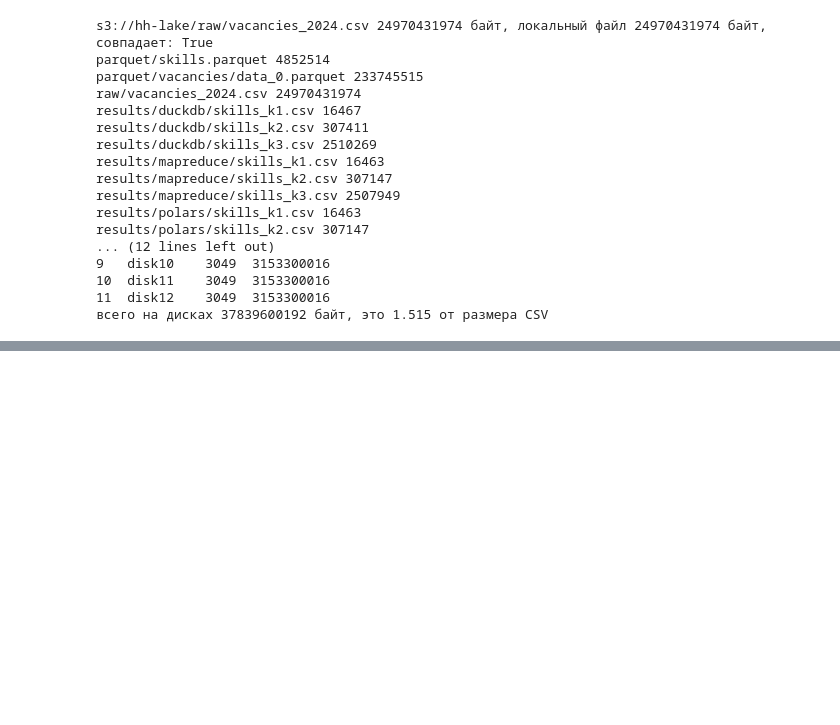
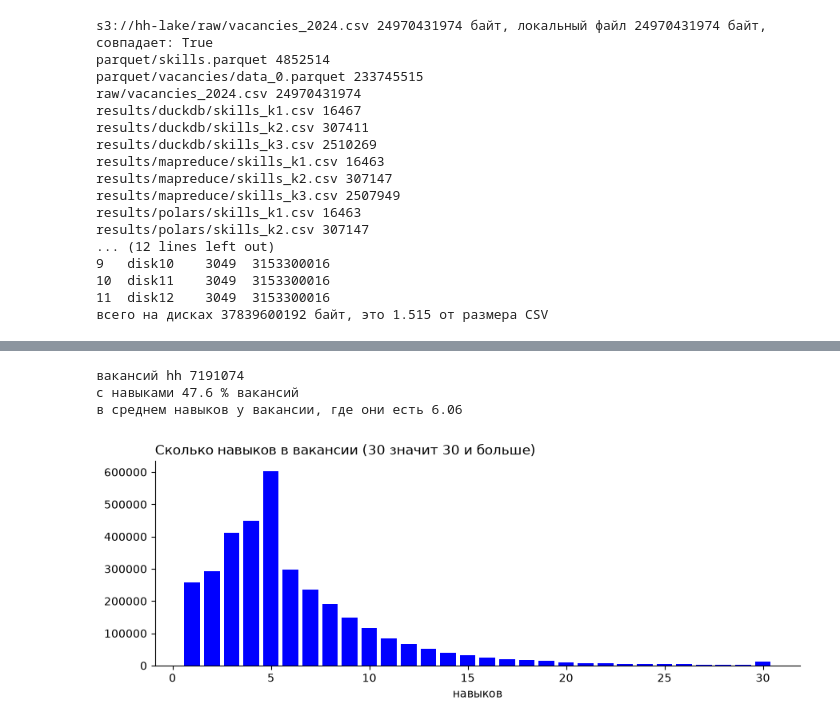
Before and after one commit to shlaapnik/EngData, a Jupyter notebook: MapReduce/mapreduce.ipynb, the cells around one changed output, grey strips where cells are left out. Drawn from its saved outputs; the diff is of its cells as text; code cells hidden in the pictures; blank space fills up the shorter version.

```diff
--- a/MapReduce/mapreduce.ipynb
+++ b/MapReduce/mapreduce.ipynb
@@ -259,0 +352,21 @@ results/polars/skills_k2.csv 307147
+# %%
+vacancy_count, with_skills_pct, skills_mean = con.execute("""SELECT count(*), round(100 * avg((len(skill_ids) > 0)::INT), 1),
+                                                                    round(avg(len(skill_ids)) FILTER (WHERE len(skill_ids) > 0), 2)
+                                                             FROM v""").fetchall()[0]
+print("вакансий hh", vacancy_count)
+print("с навыками", with_skills_pct, "% вакансий")
+print("в среднем навыков у вакансии, где они есть", skills_mean)
+skill_counts = con.sql("SELECT least(len(skill_ids), 30) AS n, count(*) AS vacancies FROM v WHERE len(skill_ids) > 0 GROUP BY 1 ORDER BY 1").df()
+figure, axis = plt.subplots(figsize=(9, 3.5))
+axis.bar(skill_counts["n"], skill_counts["vacancies"], color=BLUE)
+axis.set_title("Сколько навыков в вакансии (30 значит 30 и больше)", loc="left")
+
+axis.set_xlabel("навыков")
+figure.tight_layout()
+figure.savefig(OUT / "eda_skills_count.png", dpi=150)
+plt.show()
+# %% [output]
+вакансий hh 7191074
+с навыками 47.6 % вакансий
+в среднем навыков у вакансии, где они есть 6.06
+[figure, added]
```
Also changed, not shown: parts of 33 cells of this notebook, 7 other files.
